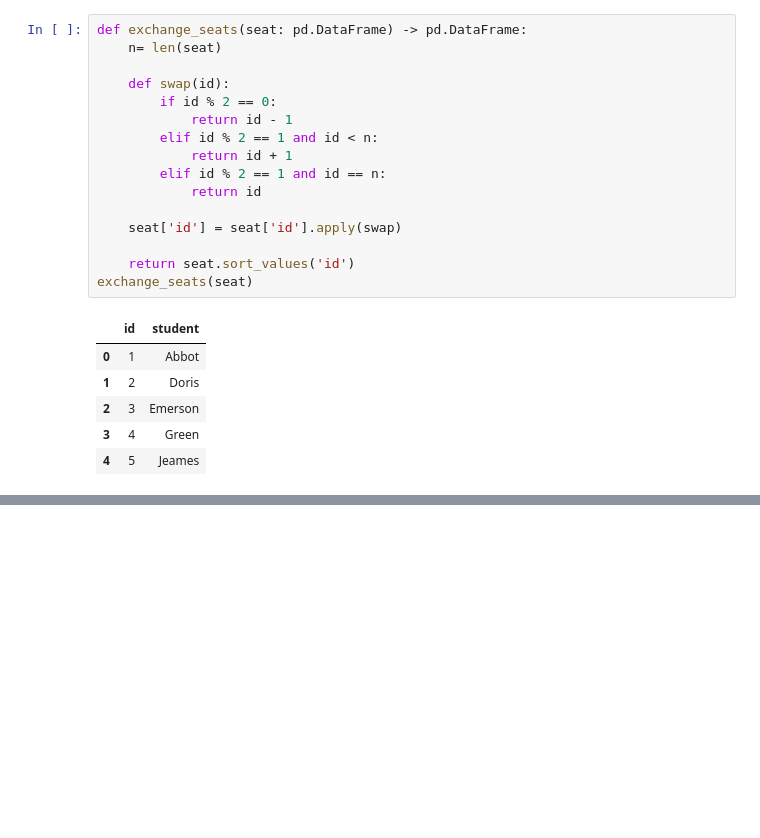
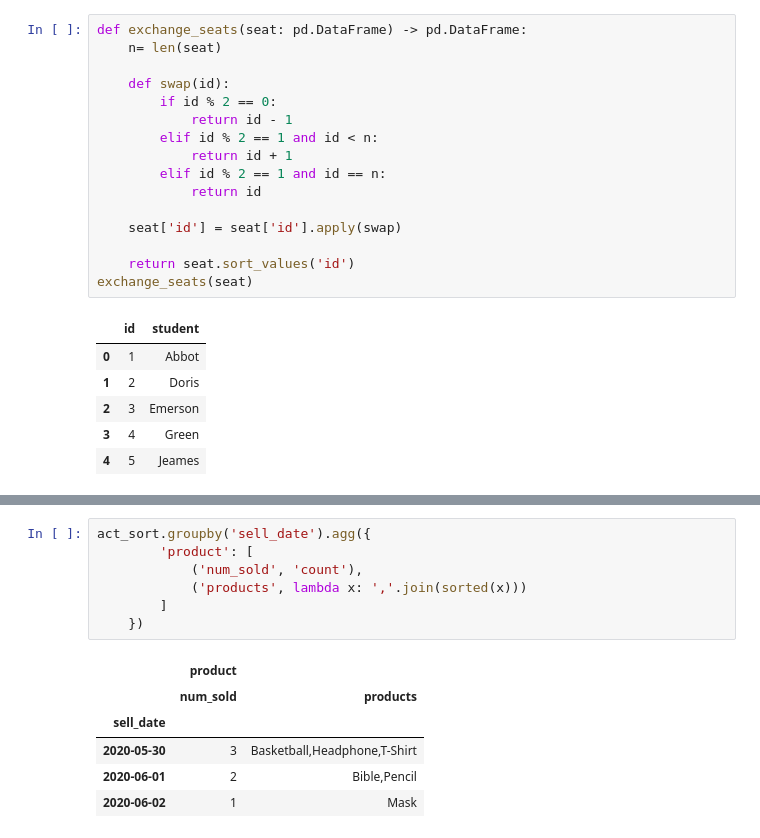
Before and after one commit to eagles0924/liveCodingTest, a Jupyter notebook: pandas_0824.ipynb, the cells around one changed output, grey strips where cells are left out. Saved outputs shown, nothing was run; the diff lists cells and outputs as text; blank space fills up the shorter version.

```diff
--- a/pandas_0824.ipynb
+++ b/pandas_0824.ipynb
@@ -424,0 +470,14 @@ exchange_seats(seat)
+# %%
+act_sort.groupby('sell_date').agg({
+        'product': [
+            ('num_sold', 'count'),
+            ('products', lambda x: ','.join(sorted(x)))
+        ]
+    })
+# %% [output]
+|  | product |  |
+|  | num_sold | products |
+| sell_date |  |  |
+| 2020-05-30 | 3 | Basketball,Headphone,T-Shirt |
+| 2020-06-01 | 2 | Bible,Pencil |
+| 2020-06-02 | 1 | Mask |
```
Also changed, not shown: parts of 6 cells of this notebook, 4 other files.
